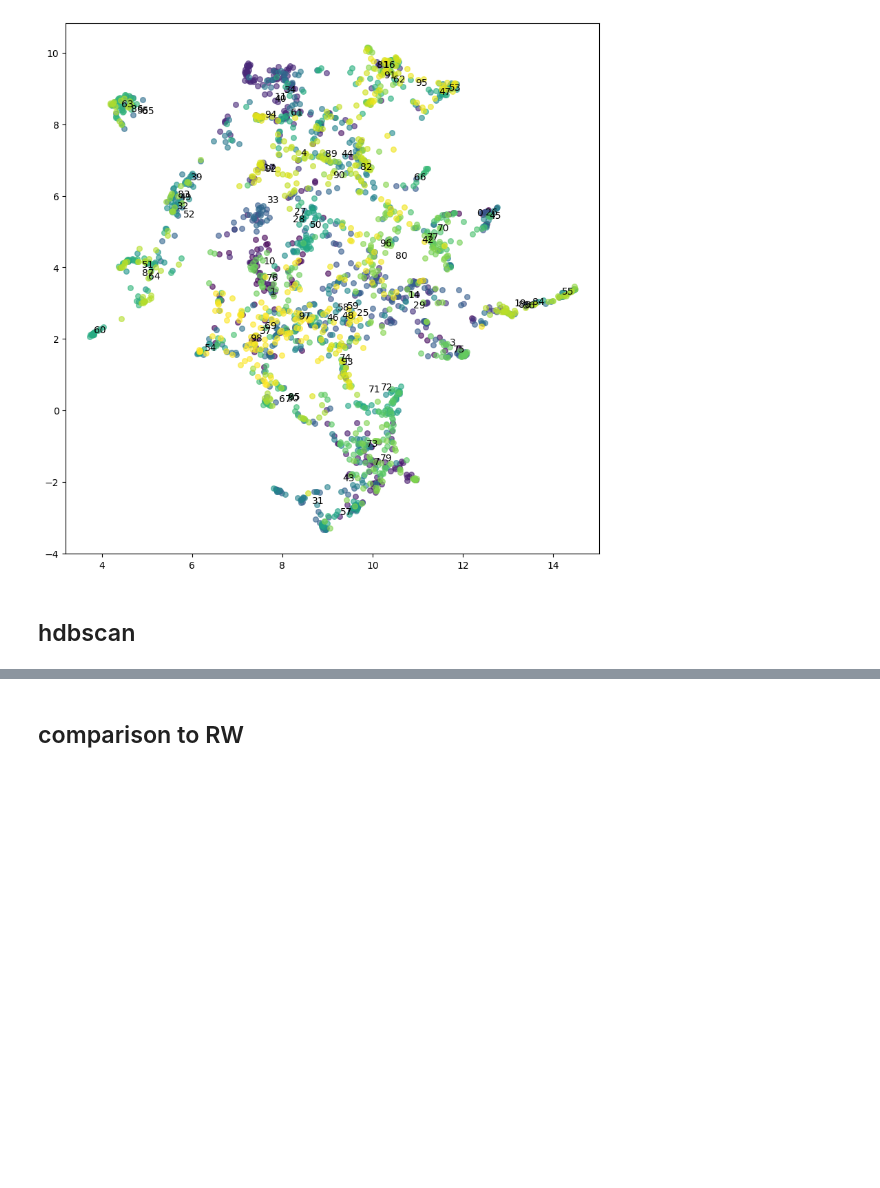
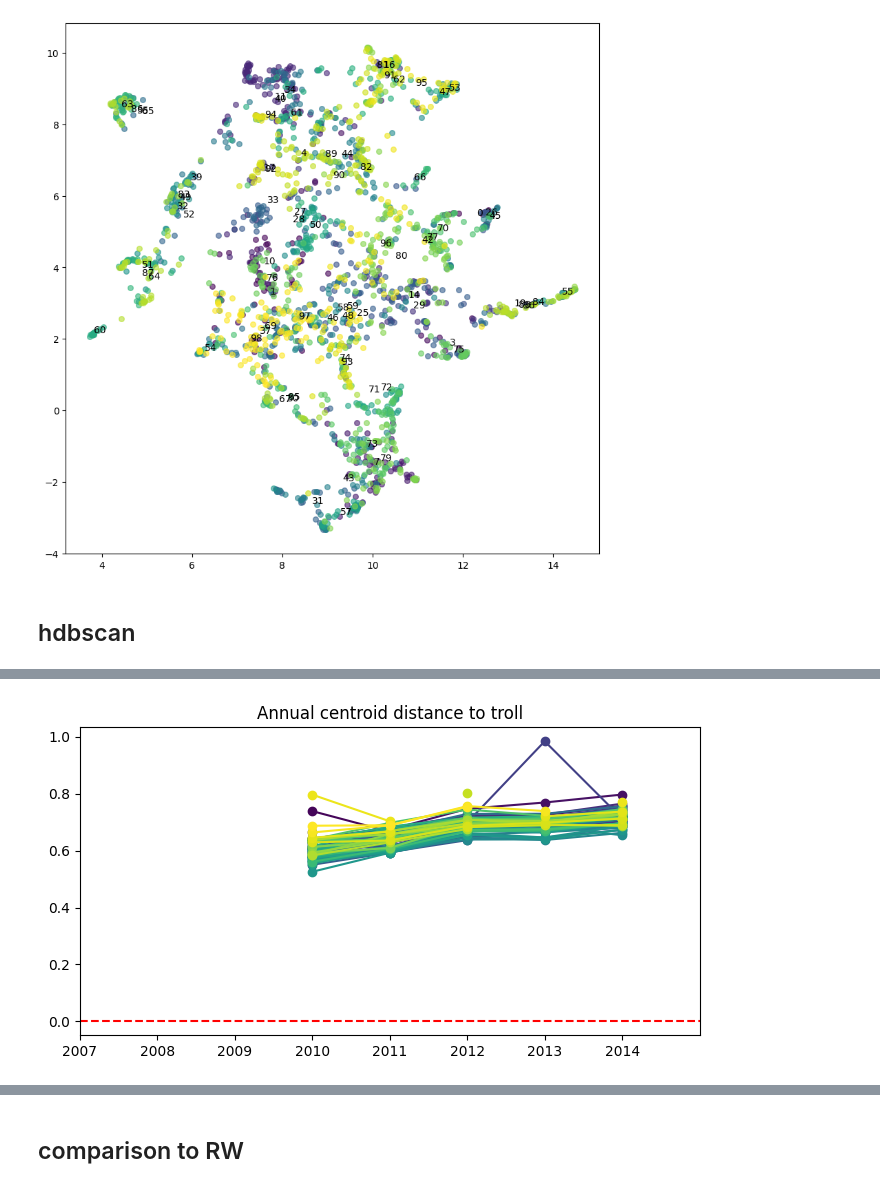
Before and after one commit to stmorse/dtm, a Jupyter notebook: notebooks/sandbox.ipynb, the cells around one changed output, grey strips where cells are left out. Saved outputs shown, nothing was run; the diff lists cells and outputs as text; code cells hidden in the pictures; blank space fills up the shorter version.

```diff
--- a/notebooks/sandbox.ipynb
+++ b/notebooks/sandbox.ipynb
@@ -294,0 +296,51 @@ for x in idx:
+# %%
+# check if cluster centroids are growing closer to each other
+coi_a = 0
+title = 'troll'
+
+# coi_bs = [44, 58, 1, 15 ]
+labs, cnts = np.unique(hdbs.labels_, return_counts=True)
+coi_bs = [i for i, c in zip(labs, cnts) if i != coi_a and i != -1 and c >= 15]
+labels = ['politics (D)', 'politics (R)', 'religion', 'market']
+colors = plt.cm.viridis(np.linspace(0, 1, len(coi_bs)))
+
+idx_a = np.where(hdbs.labels_==coi_a)[0]
+
+fig, ax = plt.subplots(1,1, figsize=(8,4))
+
+for i, coi_b in enumerate(coi_bs):
+    idx_b = np.where(hdbs.labels_==coi_b)[0]
+
+    diffs = []
+    for y in range(0, len(years)):
+        split_0, split_1 = 12 * 50 * y, 12 * 50 * (y+1)
+        sub_a = idx_a[np.where((idx_a >= split_0) & (idx_a < split_1))[0]]
+        sub_b = idx_b[np.where((idx_b >= split_0) & (idx_b < split_1))[0]]
+
+        if len(sub_a) == 0 or len(sub_b) == 0:
+            diffs.append(0)
+            continue
+
+        # compute average centroid
+        avg_a = np.mean(C[sub_a], axis=0)
+        avg_b = np.mean(C[sub_b], axis=0)
+
+        # compute difference
+        diff = np.linalg.norm(avg_a - avg_b)
+        diffs.append(diff)
+
+    diffs = np.array(diffs)
+
+    diffs = np.where(diffs == 0, np.nan, diffs)
+    ax.plot(range(len(diffs)), diffs, color=colors[i], linestyle='-', marker='o', label=coi_b)
+    # ax.text(-0.5, diffs[0], labels[i])
+
+ax.axhline(y=0, color='r', linestyle='--')
+ax.set_xlim([0, len(years)])
+ax.set_xticks(range(len(years)))
+ax.set_xticklabels(range(start_year, end_year+1))
+# ax.legend()
+ax.set_title(f'Annual centroid distance to {title}')
+plt.show()
+# %% [output]
+[figure, added]
```
Also changed, not shown: parts of 14 cells of this notebook, 2 other files.
